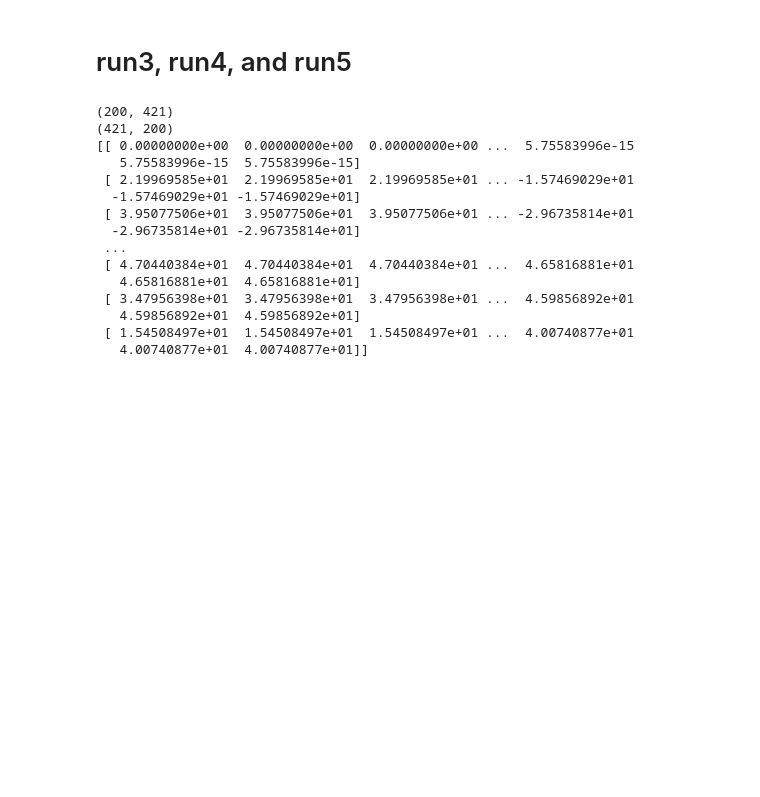
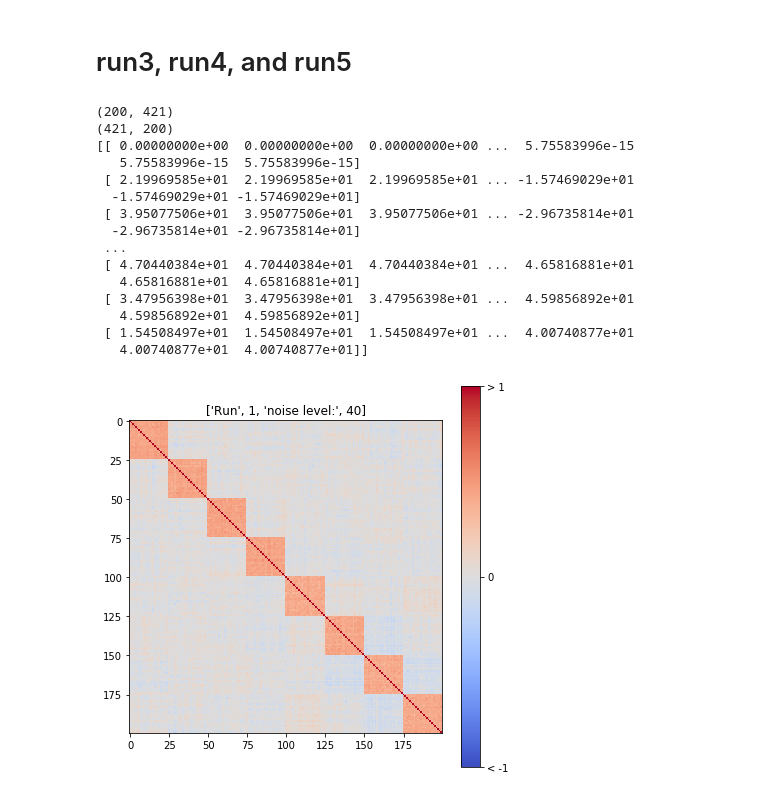
Before and after one commit to engfranco/ZHEN_SIM_DATA, a Jupyter notebook: creat_sim_timeseries-v3-WithNoise_FrequencyShift.ipynb, the cells around one changed output. Saved outputs shown, nothing was run; the diff lists cells and outputs as text; code cells hidden in the pictures; blank space fills up the shorter version.

```diff
--- a/creat_sim_timeseries-v3-WithNoise_FrequencyShift.ipynb
+++ b/creat_sim_timeseries-v3-WithNoise_FrequencyShift.ipynb
@@ -251,30 +239,34 @@ print(np.shape(Yall))
 # Need to transpose this
 Yall = Yall.transpose()
 print(np.shape(Yall))
 print(Yall)
 noise = noise_level*np.random.standard_normal((r,c))
 Yall_noise = Yall + noise
 
 # Runs 3, 4, and 5
 # run 3
 np.savetxt('run3.csv', Yall_noise, fmt='%.6f', delimiter='\t', header=head)
 # run 4
 np.savetxt('run4.csv', Yall_noise, fmt='%.6f', delimiter='\t', header=head)
 # run 5
 np.savetxt('run5.csv', Yall_noise, fmt='%.6f', delimiter='\t', header=head)
+
+
+plot_corrcoef(Yall_noise.transpose(),3,noise_level)
 # %% [output]
 (200, 421)
 (421, 200)
 [[ 0.00000000e+00  0.00000000e+00  0.00000000e+00 ...  5.75583996e-15
    5.75583996e-15  5.75583996e-15]
  [ 2.19969585e+01  2.19969585e+01  2.19969585e+01 ... -1.57469029e+01
   -1.57469029e+01 -1.57469029e+01]
  [ 3.95077506e+01  3.95077506e+01  3.95077506e+01 ... -2.96735814e+01
   -2.96735814e+01 -2.96735814e+01]
  ...
  [ 4.70440384e+01  4.70440384e+01  4.70440384e+01 ...  4.65816881e+01
    4.65816881e+01  4.65816881e+01]
  [ 3.47956398e+01  3.47956398e+01  3.47956398e+01 ...  4.59856892e+01
    4.59856892e+01  4.59856892e+01]
  [ 1.54508497e+01  1.54508497e+01  1.54508497e+01 ...  4.00740877e+01
    4.00740877e+01  4.00740877e+01]]
+[figure, added]
```
Also changed, not shown: parts of 6 cells of this notebook, 10 other files.
